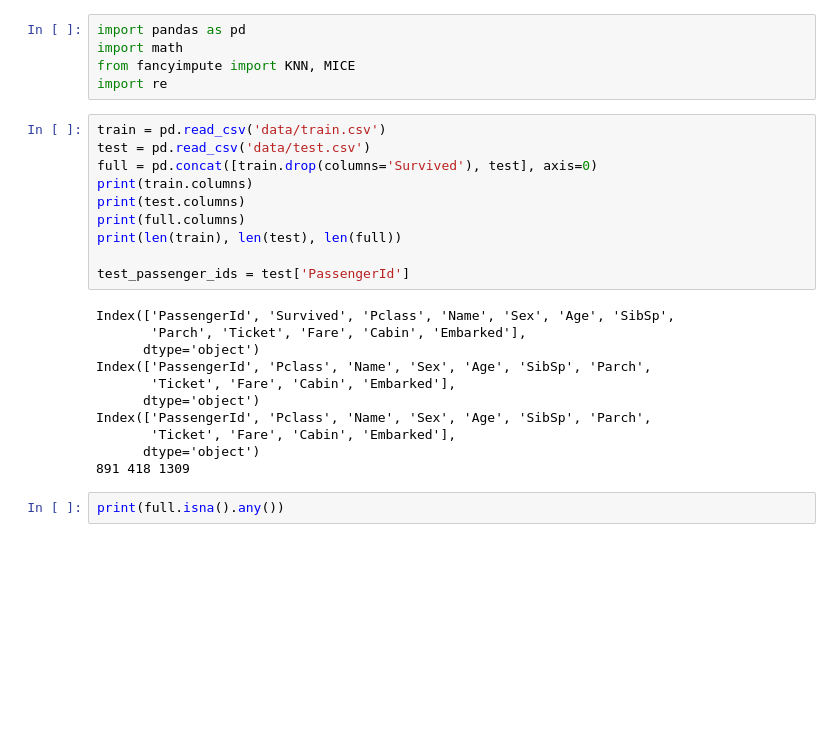
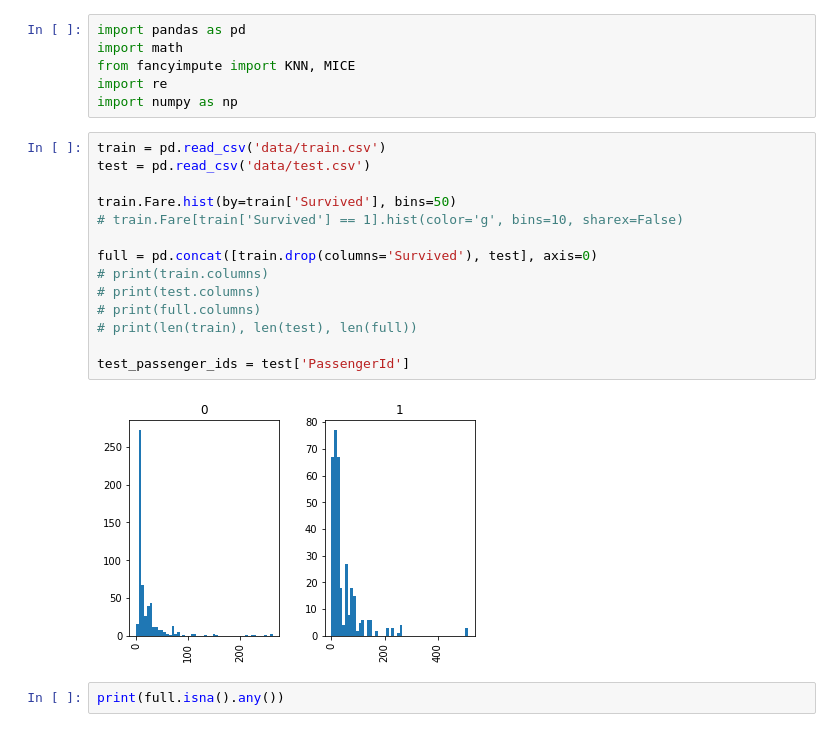
Before and after one commit to goelakash/kaggle-solutions, a Jupyter notebook: titanic/predict_missing_data.ipynb, the cells around one changed output. Cells and saved outputs as stored; diff of their text form; blank space fills up the shorter version.

```diff
--- a/titanic/predict_missing_data.ipynb
+++ b/titanic/predict_missing_data.ipynb
@@ -3,27 +3,23 @@ import pandas as pd
 import math
 from fancyimpute import KNN, MICE
 import re
+import numpy as np
 # %%
 train = pd.read_csv('data/train.csv')
 test = pd.read_csv('data/test.csv')
+
+train.Fare.hist(by=train['Survived'], bins=50)
+# train.Fare[train['Survived'] == 1].hist(color='g', bins=10, sharex=False)
+
 full = pd.concat([train.drop(columns='Survived'), test], axis=0)
-print(train.columns)
-print(test.columns)
-print(full.columns)
-print(len(train), len(test), len(full))
+# print(train.columns)
+# print(test.columns)
+# print(full.columns)
+# print(len(train), len(test), len(full))
 
 test_passenger_ids = test['PassengerId']
 # %% [output]
-Index(['PassengerId', 'Survived', 'Pclass', 'Name', 'Sex', 'Age', 'SibSp',
-       'Parch', 'Ticket', 'Fare', 'Cabin', 'Embarked'],
-      dtype='object')
-Index(['PassengerId', 'Pclass', 'Name', 'Sex', 'Age', 'SibSp', 'Parch',
-       'Ticket', 'Fare', 'Cabin', 'Embarked'],
-      dtype='object')
-Index(['PassengerId', 'Pclass', 'Name', 'Sex', 'Age', 'SibSp', 'Parch',
-       'Ticket', 'Fare', 'Cabin', 'Embarked'],
-      dtype='object')
-891 418 1309
+[figure, added]
 # %%
 print(full.isna().any())
 # %% [output]
```
Also changed, not shown: parts of 20 cells of this notebook, 4 other files.
